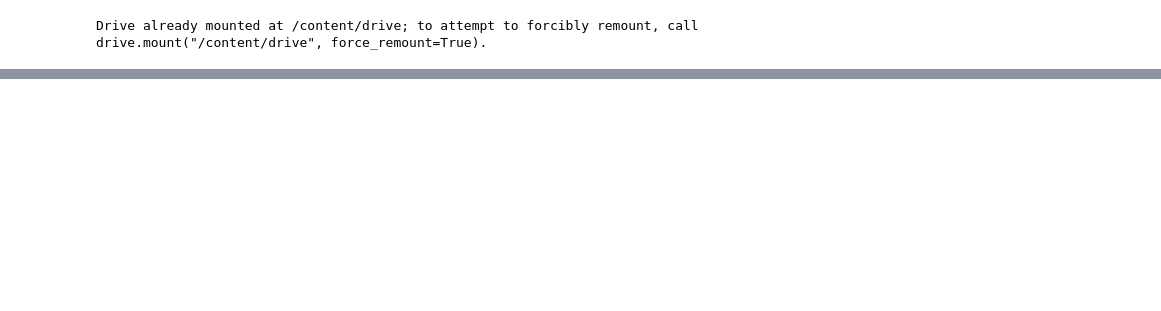
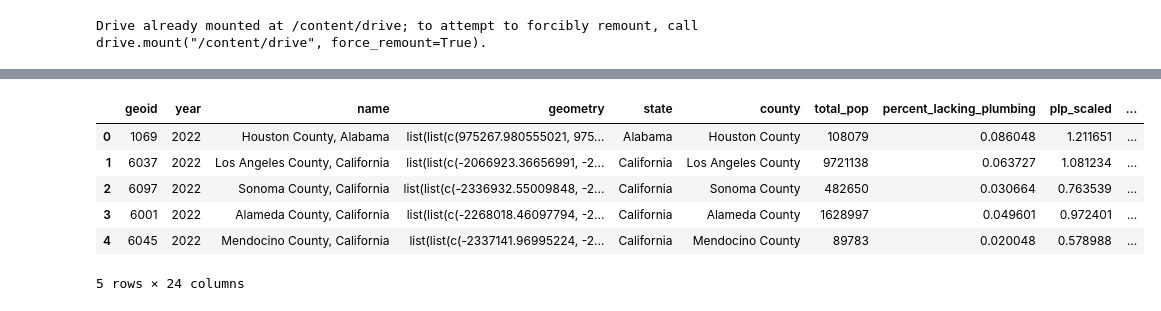
Before and after one commit to eDoggo3779/Water_Insecurity, a Jupyter notebook: Water_Insecurity.ipynb, the cells around one changed output, grey strips where cells are left out. Cells and saved outputs as stored; diff of their text form; code cells hidden in the pictures; blank space fills up the shorter version.

```diff
--- a/Water_Insecurity.ipynb
+++ b/Water_Insecurity.ipynb
@@ -55,0 +49,10 @@ fig.show()
+# %%
+df22_pcts.head()
+# %% [output]
+|  | geoid | year | name | geometry | state | county | total_pop | percent_lacking_plumbing | plp_scaled | ... |
+| 0 | 1069 | 2022 | Houston County, Alabama | list(list(c(975267.980555021, 975... | Alabama | Houston County | 108079 | 0.086048 | 1.211651 | ... |
+| 1 | 6037 | 2022 | Los Angeles County, California | list(list(c(-2066923.36656991, -2... | California | Los Angeles County | 9721138 | 0.063727 | 1.081234 | ... |
+| 2 | 6097 | 2022 | Sonoma County, California | list(list(c(-2336932.55009848, -2... | California | Sonoma County | 482650 | 0.030664 | 0.763539 | ... |
+| 3 | 6001 | 2022 | Alameda County, California | list(list(c(-2268018.46097794, -2... | California | Alameda County | 1628997 | 0.049601 | 0.972401 | ... |
+| 4 | 6045 | 2022 | Mendocino County, California | list(list(c(-2337141.96995224, -2... | California | Mendocino County | 89783 | 0.020048 | 0.578988 | ... |
+5 rows × 24 columns
```
Also changed, not shown: parts of 7 cells of this notebook.
